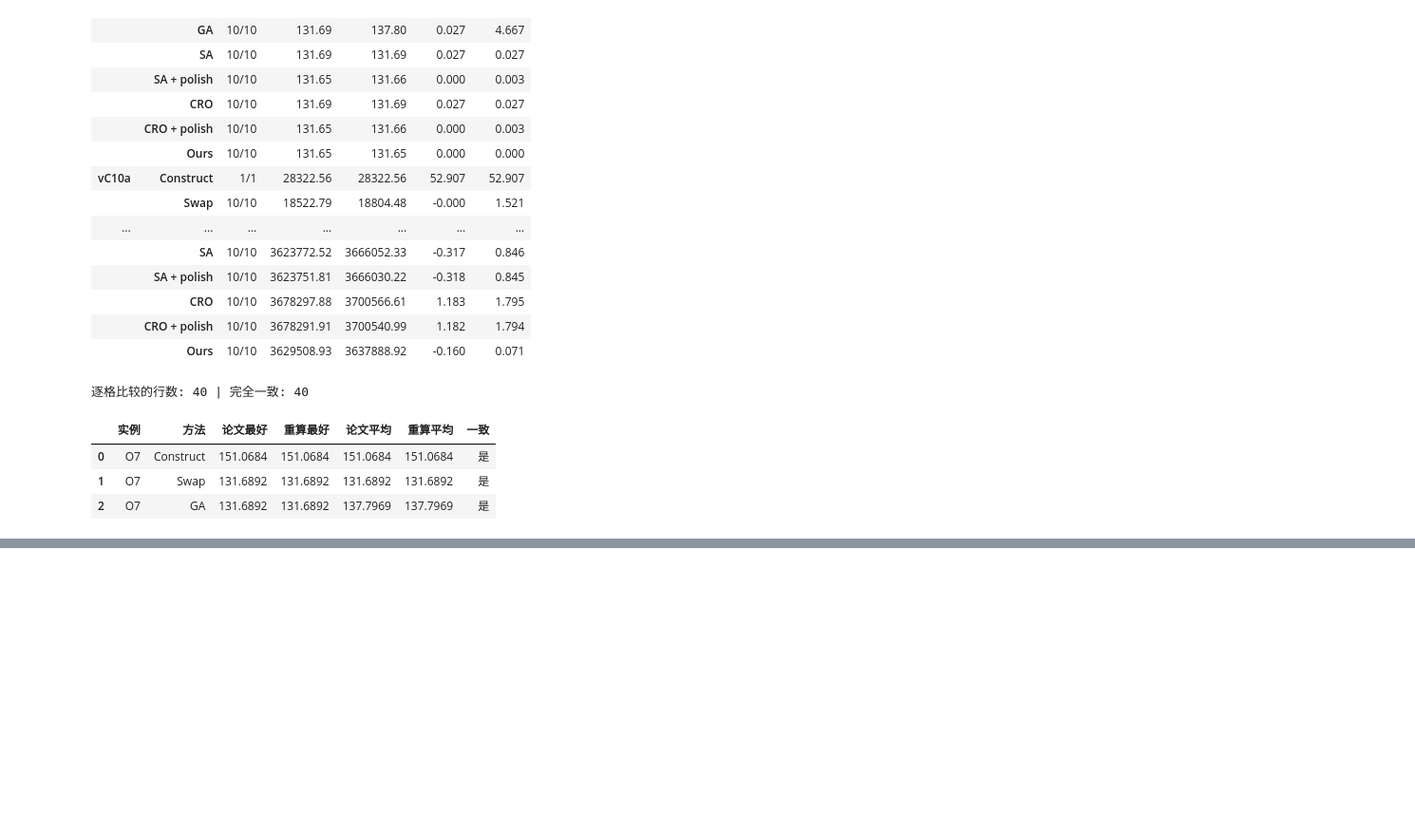
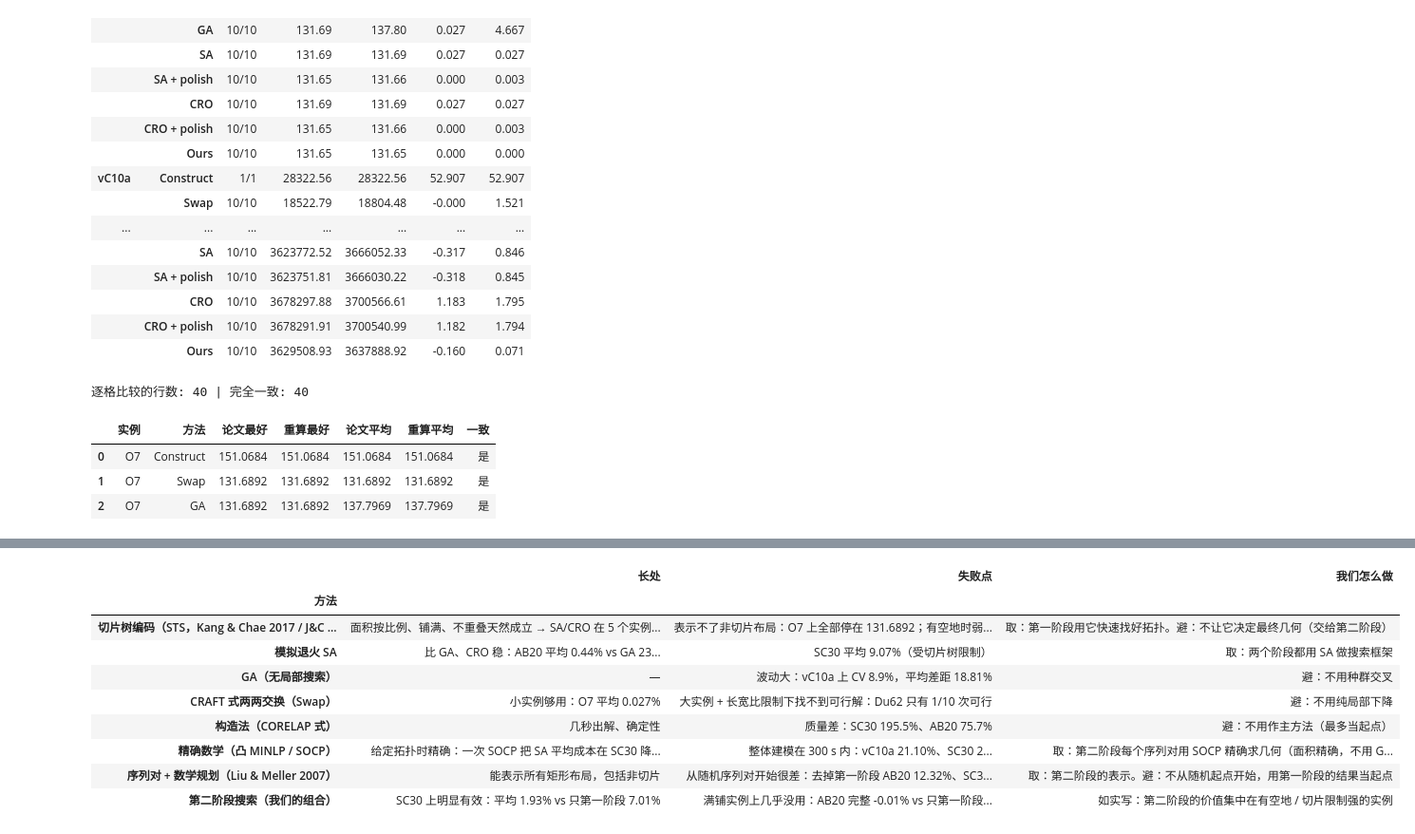
Before and after one commit to Wsamme/FLP, a Jupyter notebook: analysis/method_walkthrough/method_walkthrough.ipynb, the cells around one changed output, grey strips where cells are left out. Shown at 95% size. Drawn from its saved outputs; the diff is of its cells as text; code cells hidden in the pictures; blank space fills up the shorter version.

```diff
--- a/analysis/method_walkthrough/method_walkthrough.ipynb
+++ b/analysis/method_walkthrough/method_walkthrough.ipynb
@@ -521,0 +570,51 @@ display(CHK[CHK["一致"] != "是"] if (CHK["一致"] != "是").any() else CHK.h
+# %%
+# 17 · 取舍表（每条后面是支撑它的数字，均由上面的格子算出）/ the trade-off table, each line backed by a number above
+def mg(m, k): c = costs(m, k); return 100 * (c.mean() - REF[k]) / REF[k]
+sw_du = costs("swap", "Du62"); ga_cv = cv("ga", "vC10a")
+s1 = ABL.set_index(["实例", "变体"])
+rows = [
+ dict(方法="切片树编码（STS，Kang & Chae 2017 / J&C 2026）",
+      长处=f"面积按比例、铺满、不重叠天然成立 → SA/CRO 在 5 个实例上 10/10 全可行",
+      失败点=f"表示不了非切片布局：O7 上全部停在 131.6892；有空地时弱：SC30 上 SA {mg('sa','SC30'):.2f}%、CRO {mg('cro','SC30'):.2f}%",
+      我们怎么做="取：第一阶段用它快速找好拓扑。避：不让它决定最终几何（交给第二阶段）"),
+ dict(方法="模拟退火 SA",
+      长处=f"比 GA、CRO 稳：AB20 平均 {mg('sa','AB20'):.2f}% vs GA {mg('ga','AB20'):.2f}%、CRO {mg('cro','AB20'):.2f}%",
+      失败点=f"SC30 平均 {mg('sa','SC30'):.2f}%（受切片树限制）",
+      我们怎么做="取：两个阶段都用 SA 做搜索框架"),
+ dict(方法="GA（无局部搜索）",
+      长处="—",
+      失败点=f"波动大：vC10a 上 CV {ga_cv:.1f}%，平均差距 {mg('ga','vC10a'):.2f}%",
+      我们怎么做="避：不用种群交叉"),
+ dict(方法="CRAFT 式两两交换（Swap）",
+      长处=f"小实例够用：O7 平均 {mg('swap','O7'):.3f}%",
+      失败点=f"大实例 + 长宽比限制下找不到可行解：Du62 只有 {len(sw_du)}/10 次可行",
+      我们怎么做="避：不用纯局部下降"),
+ dict(方法="构造法（CORELAP 式）",
+      长处="几秒出解、确定性",
+      失败点=f"质量差：SC30 {mg('construct','SC30'):.1f}%、AB20 {mg('construct','AB20'):.1f}%",
+      我们怎么做="避：不用作主方法（最多当起点）"),
+ dict(方法="精确数学（凸 MINLP / SOCP）",
+      长处=f"给定拓扑时精确：一次 SOCP 把 SA 平均成本在 SC30 降 {gain['SC30']:.2f}%、O7 降 {gain['O7']:.3f}%；小实例可证最优",
+      失败点="整体建模在 300 s 内：vC10a 21.10%、SC30 201.30%、AB20/Du62 无解；网格离散化可能直接无解",
+      我们怎么做="取：第二阶段每个序列对用 SOCP 精确求几何（面积精确，不用 G&R 2015 的切线外逼近）。避：不做全局精确搜索"),
+ dict(方法="序列对 + 数学规划（Liu & Meller 2007）",
+      长处="能表示所有矩形布局，包括非切片",
+      失败点=f"从随机序列对开始很差：去掉第一阶段 AB20 {s1.loc[('AB20','去掉第一阶段'),'平均差距']:.2f}%、SC30 {s1.loc[('SC30','去掉第一阶段'),'平均差距']:.2f}%、Du62 0/10 可行",
+      我们怎么做="取：第二阶段的表示。避：不从随机起点开始，用第一阶段的结果当起点"),
+ dict(方法="第二阶段搜索（我们的组合）",
+      长处=f"SC30 上明显有效：平均 {s1.loc[('SC30','Ours（完整）'),'平均差距']:.2f}% vs 只第一阶段 {s1.loc[('SC30','只第一阶段'),'平均差距']:.2f}%",
+      失败点=f"满铺实例上几乎没用：AB20 完整 {s1.loc[('AB20','Ours（完整）'),'平均差距']:.2f}% vs 只第一阶段 {s1.loc[('AB20','只第一阶段'),'平均差距']:.2f}%；Du62 SOCP 太慢只能抛光",
+      我们怎么做="如实写：第二阶段的价值集中在有空地 / 切片限制强的实例"),
+]
+display(pd.DataFrame(rows).set_index("方法"))
+# %% [output]
+|  | 长处 | 失败点 | 我们怎么做 |
+| 方法 |  |  |  |
+| 切片树编码（STS，Kang & Chae 2017 / J&C ... | 面积按比例、铺满、不重叠天然成立 → SA/CRO 在 5 个实例... | 表示不了非切片布局：O7 上全部停在 131.6892；有空地时弱... | 取：第一阶段用它快速找好拓扑。避：不让它决定最终几何（交给第二阶段） |
+| 模拟退火 SA | 比 GA、CRO 稳：AB20 平均 0.44% vs GA 23... | SC30 平均 9.07%（受切片树限制） | 取：两个阶段都用 SA 做搜索框架 |
+| GA（无局部搜索） | — | 波动大：vC10a 上 CV 8.9%，平均差距 18.81% | 避：不用种群交叉 |
+| CRAFT 式两两交换（Swap） | 小实例够用：O7 平均 0.027% | 大实例 + 长宽比限制下找不到可行解：Du62 只有 1/10 次可行 | 避：不用纯局部下降 |
+| 构造法（CORELAP 式） | 几秒出解、确定性 | 质量差：SC30 195.5%、AB20 75.7% | 避：不用作主方法（最多当起点） |
+| 精确数学（凸 MINLP / SOCP） | 给定拓扑时精确：一次 SOCP 把 SA 平均成本在 SC30 降... | 整体建模在 300 s 内：vC10a 21.10%、SC30 2... | 取：第二阶段每个序列对用 SOCP 精确求几何（面积精确，不用 G... |
+| 序列对 + 数学规划（Liu & Meller 2007） | 能表示所有矩形布局，包括非切片 | 从随机序列对开始很差：去掉第一阶段 AB20 12.32%、SC3... | 取：第二阶段的表示。避：不从随机起点开始，用第一阶段的结果当起点 |
+| 第二阶段搜索（我们的组合） | SC30 上明显有效：平均 1.93% vs 只第一阶段 7.01% | 满铺实例上几乎没用：AB20 完整 -0.01% vs 只第一阶段... | 如实写：第二阶段的价值集中在有空地 / 切片限制强的实例 |
```
Also changed, not shown: parts of 11 cells of this notebook, 2 other files.
